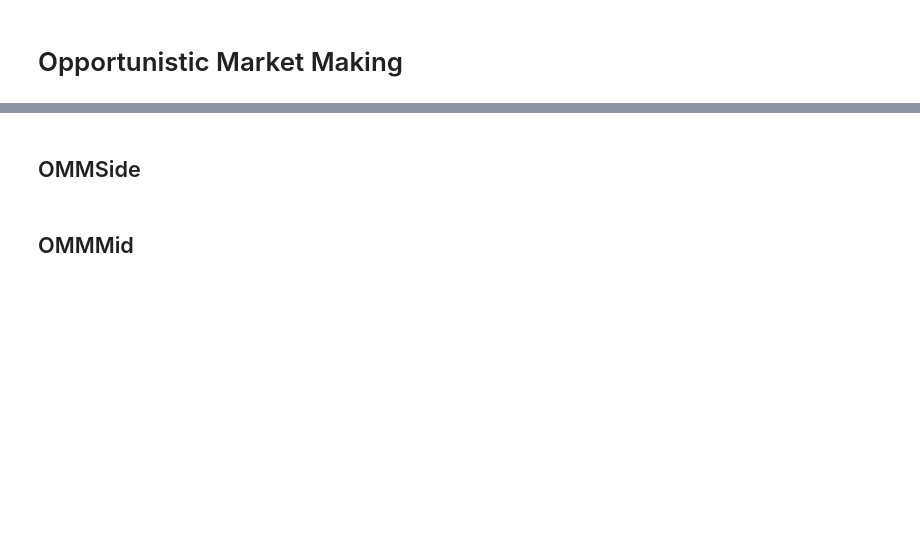
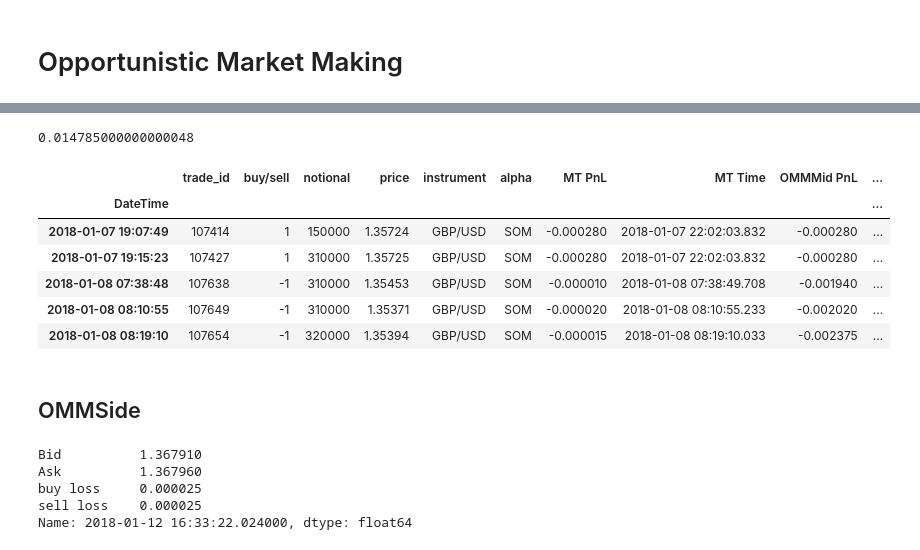
Before and after one commit to seanahmad/FRE-7251-Algo-Trading, a Jupyter notebook: week 3/Project_3.ipynb, the cells around one changed output, grey strips where cells are left out. Saved outputs shown, nothing was run; the diff lists cells and outputs as text; code cells hidden in the pictures; blank space fills up the shorter version.

```diff
--- a/week 3/Project_3.ipynb
+++ b/week 3/Project_3.ipynb
@@ -64,0 +191,5 @@ order['MT PnL'].cumsum().plot(figsize=(12,8), x='MT Time')
+# %%
+PnL = mid - tick.loc[trade_time, 'Ask']
+PnL
+# %% [output]
+0.014785000000000048
@@ -65,2 +227,12 @@ order['MT PnL'].cumsum().plot(figsize=(12,8), x='MT Time')
+# %%
+order.head()
+# %% [output]
+|  | trade_id | buy/sell | notional | price | instrument | alpha | MT PnL | MT Time | OMMMid PnL | ... |
+| DateTime |  |  |  |  |  |  |  |  |  | ... |
+| 2018-01-07 19:07:49 | 107414 | 1 | 150000 | 1.35724 | GBP/USD | SOM | -0.000280 | 2018-01-07 22:02:03.832 | -0.000280 | ... |
+| 2018-01-07 19:15:23 | 107427 | 1 | 310000 | 1.35725 | GBP/USD | SOM | -0.000280 | 2018-01-07 22:02:03.832 | -0.000280 | ... |
+| 2018-01-08 07:38:48 | 107638 | -1 | 310000 | 1.35453 | GBP/USD | SOM | -0.000010 | 2018-01-08 07:38:49.708 | -0.001940 | ... |
+| 2018-01-08 08:10:55 | 107649 | -1 | 310000 | 1.35371 | GBP/USD | SOM | -0.000020 | 2018-01-08 08:10:55.233 | -0.002020 | ... |
+| 2018-01-08 08:19:10 | 107654 | -1 | 320000 | 1.35394 | GBP/USD | SOM | -0.000015 | 2018-01-08 08:19:10.033 | -0.002375 | ... |
 # %% [markdown]
 ## OMMSide
@@ -69,2 +238,0 @@ tick
-# %% [markdown]
-## OMMMid
@@ -70,0 +271,8 @@ tick
+# %%
+nearest
+# %% [output]
+Bid          1.367910
+Ask          1.367960
+buy loss     0.000025
+sell loss    0.000025
+Name: 2018-01-12 16:33:22.024000, dtype: float64
```
Also changed, not shown: parts of 27 cells of this notebook, 1 other file.
